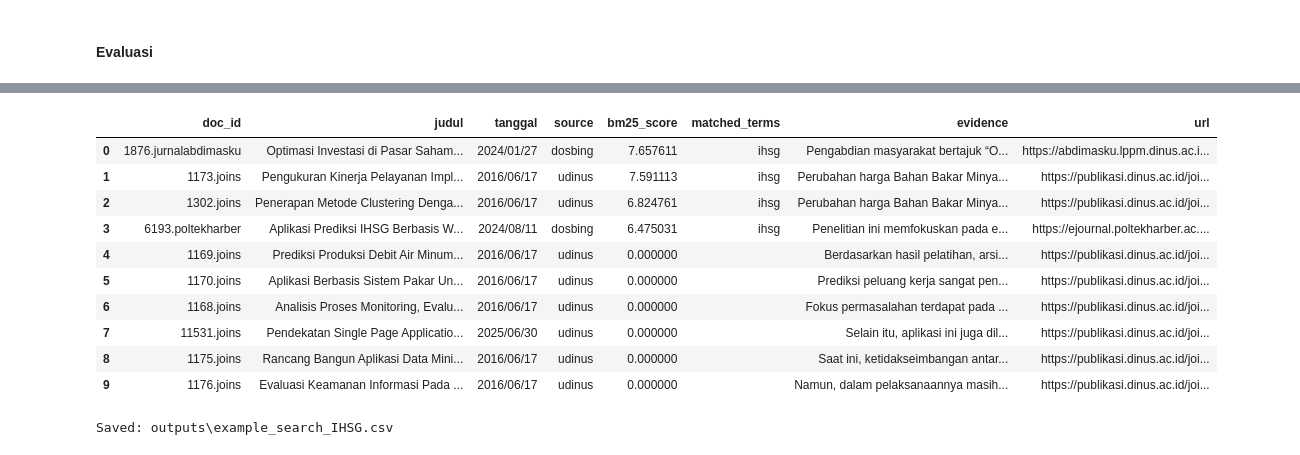
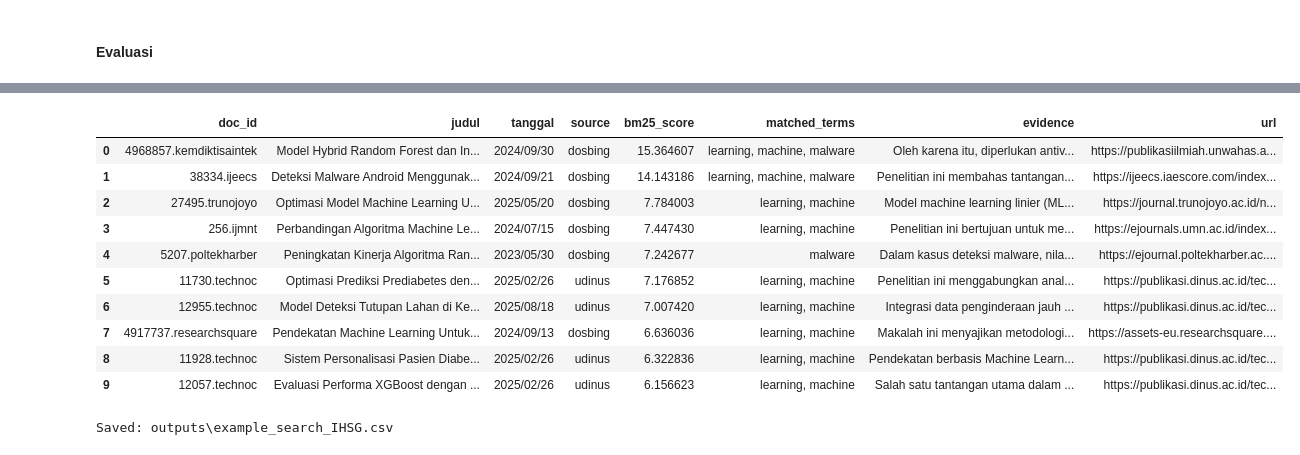
Before and after one commit to sabrinaskaa/dinus_research_recommendation_system, a Jupyter notebook: notebook.ipynb, the cells around one changed output, grey strips where cells are left out. Cells and saved outputs as stored; diff of their text form; code cells hidden in the pictures.

```diff
--- a/notebook.ipynb
+++ b/notebook.ipynb
@@ -551,35 +565,35 @@ def evaluate_citations(queries, gt, k=10):
 # %%
-query_for_report = "IHSG"
+query_for_report = "Malware detection using machine learning"
 q_tokens, res = search_citations(query_for_report, topn=20)
 
 out_rows = []
 for r in res:
     out_rows.append({
         "doc_id": r.get("doc_id"),
         "judul": r.get("judul"),
         "tanggal": r.get("tanggal"),
         "source": r.get("source"),
         "bm25_score": r.get("bm25_score"),
         "matched_terms": ", ".join(r.get("matched_terms", [])[:12]),
         "evidence": r.get("evidence"),
         "url": r.get("url"),
     })
 
 out_df = pd.DataFrame(out_rows)
 display(out_df.head(10))
 
 out_df.to_csv(OUT_DIR / "example_search_IHSG.csv", index=False)
 print("Saved:", OUT_DIR / "example_search_IHSG.csv")
 # %% [output]
 |  | doc_id | judul | tanggal | source | bm25_score | matched_terms | evidence | url |
-| 0 | 1876.jurnalabdimasku | Optimasi Investasi di Pasar Saham... | 2024/01/27 | dosbing | 7.657611 | ihsg | Pengabdian masyarakat bertajuk “O... | https://abdimasku.lppm.dinus.ac.i... |
-| 1 | 1173.joins | Pengukuran Kinerja Pelayanan Impl... | 2016/06/17 | udinus | 7.591113 | ihsg | Perubahan harga Bahan Bakar Minya... | https://publikasi.dinus.ac.id/joi... |
-| 2 | 1302.joins | Penerapan Metode Clustering Denga... | 2016/06/17 | udinus | 6.824761 | ihsg | Perubahan harga Bahan Bakar Minya... | https://publikasi.dinus.ac.id/joi... |
-| 3 | 6193.poltekharber | Aplikasi Prediksi IHSG Berbasis W... | 2024/08/11 | dosbing | 6.475031 | ihsg | Penelitian ini memfokuskan pada e... | https://ejournal.poltekharber.ac.... |
-| 4 | 1169.joins | Prediksi Produksi Debit Air Minum... | 2016/06/17 | udinus | 0.000000 |  | Berdasarkan hasil pelatihan, arsi... | https://publikasi.dinus.ac.id/joi... |
-| 5 | 1170.joins | Aplikasi Berbasis Sistem Pakar Un... | 2016/06/17 | udinus | 0.000000 |  | Prediksi peluang kerja sangat pen... | https://publikasi.dinus.ac.id/joi... |
-| 6 | 1168.joins | Analisis Proses Monitoring, Evalu... | 2016/06/17 | udinus | 0.000000 |  | Fokus permasalahan terdapat pada ... | https://publikasi.dinus.ac.id/joi... |
-| 7 | 11531.joins | Pendekatan Single Page Applicatio... | 2025/06/30 | udinus | 0.000000 |  | Selain itu, aplikasi ini juga dil... | https://publikasi.dinus.ac.id/joi... |
-| 8 | 1175.joins | Rancang Bangun Aplikasi Data Mini... | 2016/06/17 | udinus | 0.000000 |  | Saat ini, ketidakseimbangan antar... | https://publikasi.dinus.ac.id/joi... |
-| 9 | 1176.joins | Evaluasi Keamanan Informasi Pada ... | 2016/06/17 | udinus | 0.000000 |  | Namun, dalam pelaksanaannya masih... | https://publikasi.dinus.ac.id/joi... |
+| 0 | 4968857.kemdiktisaintek | Model Hybrid Random Forest dan In... | 2024/09/30 | dosbing | 15.364607 | learning, machine, malware | Oleh karena itu, diperlukan antiv... | https://publikasiilmiah.unwahas.a... |
+| 1 | 38334.ijeecs | Deteksi Malware Android Menggunak... | 2024/09/21 | dosbing | 14.143186 | learning, machine, malware | Penelitian ini membahas tantangan... | https://ijeecs.iaescore.com/index... |
+| 2 | 27495.trunojoyo | Optimasi Model Machine Learning U... | 2025/05/20 | dosbing | 7.784003 | learning, machine | Model machine learning linier (ML... | https://journal.trunojoyo.ac.id/n... |
+| 3 | 256.ijmnt | Perbandingan Algoritma Machine Le... | 2024/07/15 | dosbing | 7.447430 | learning, machine | Penelitian ini bertujuan untuk me... | https://ejournals.umn.ac.id/index... |
+| 4 | 5207.poltekharber | Peningkatan Kinerja Algoritma Ran... | 2023/05/30 | dosbing | 7.242677 | malware | Dalam kasus deteksi malware, nila... | https://ejournal.poltekharber.ac.... |
+| 5 | 11730.technoc | Optimasi Prediksi Prediabetes den... | 2025/02/26 | udinus | 7.176852 | learning, machine | Penelitian ini menggabungkan anal... | https://publikasi.dinus.ac.id/tec... |
+| 6 | 12955.technoc | Model Deteksi Tutupan Lahan di Ke... | 2025/08/18 | udinus | 7.007420 | learning, machine | Integrasi data penginderaan jauh ... | https://publikasi.dinus.ac.id/tec... |
+| 7 | 4917737.researchsquare | Pendekatan Machine Learning Untuk... | 2024/09/13 | dosbing | 6.636036 | learning, machine | Makalah ini menyajikan metodologi... | https://assets-eu.researchsquare.... |
+| 8 | 11928.technoc | Sistem Personalisasi Pasien Diabe... | 2025/02/26 | udinus | 6.322836 | learning, machine | Pendekatan berbasis Machine Learn... | https://publikasi.dinus.ac.id/tec... |
+| 9 | 12057.technoc | Evaluasi Performa XGBoost dengan ... | 2025/02/26 | udinus | 6.156623 | learning, machine | Salah satu tantangan utama dalam ... | https://publikasi.dinus.ac.id/tec... |
 Saved: outputs\example_search_IHSG.csv
```
Also changed, not shown: parts of 2 cells of this notebook, 4 other files.
